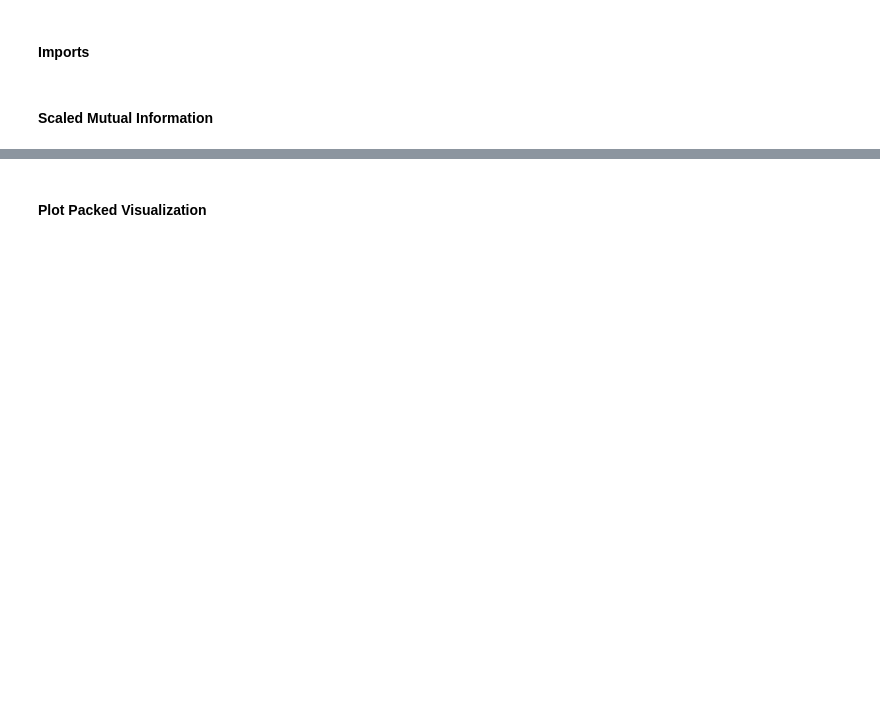
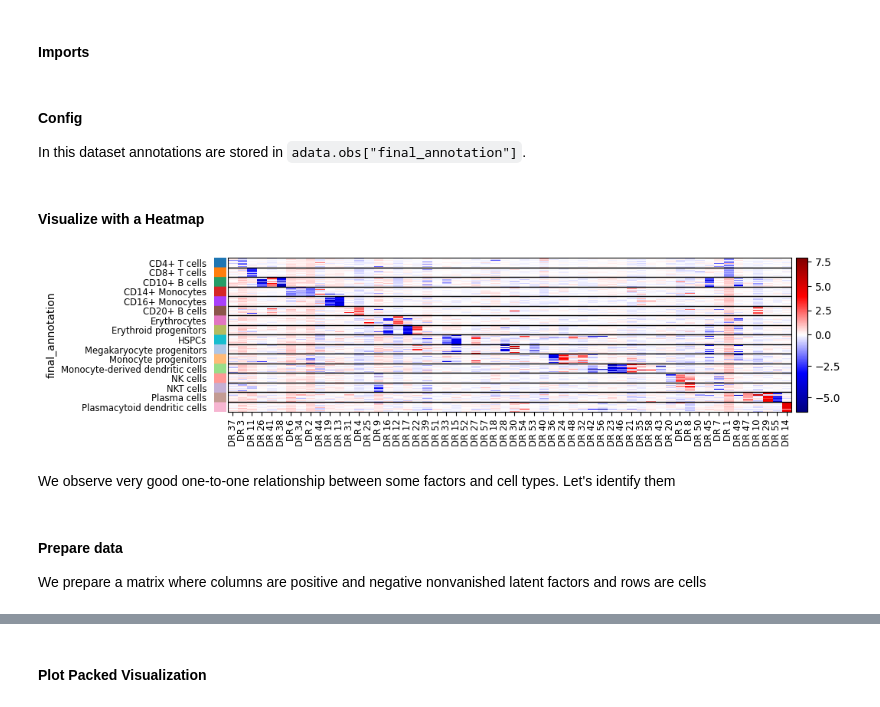
Before and after one commit to clarasoekler/DRVI_tutorials, a Jupyter notebook: identification_of_factors_tutorial_LLM.ipynb, the cells around one changed output, grey strips where cells are left out. Saved outputs shown, nothing was run; the diff lists cells and outputs as text; code cells hidden in the pictures; blank space fills up the shorter version.

Commit message:
Final version with LLM tools and all other tools (implemented Amirs remarks)

```diff
--- a/identification_of_factors_tutorial_LLM.ipynb
+++ b/identification_of_factors_tutorial_LLM.ipynb
@@ -290,0 +137,4 @@ except Exception as e:
+# %%
+# Set input/output directory. Update accordingly.
+io_dir = Path("/home/icb/clara.sanchez/data/drvi_immune_128").resolve()
+print(f"Using directory: {io_dir}")
@@ -320,35 +181,0 @@ We prepare these shared inputs once and reuse them across all tools.
-# %%
-# Align adata and embed to shared cells
-common_cells = adata.obs_names.intersection(embed.obs_names)
-print(f"Cells: adata={adata.n_obs}, embed={embed.n_obs}, shared={len(common_cells)}")
-adata = adata[common_cells].copy()
-embed = embed[common_cells].copy()
-
-# Remove vanished dimensions
-embed_nv = embed[:, ~embed.var["vanished"].astype(bool)].copy()
-factor_ids = embed_nv.var["title"].astype(str).tolist()
-print(f"Active (non-vanished) factors: {embed_nv.n_vars}")
-
-# Get gene-level interpretability scores via the DRVI model API.
-# Returns a DataFrame of shape (n_genes, 2*n_factors): one column per factor-direction.
-scores_df = model.get_interpretability_scores(embed, adata, key=score_key)
-print(f"Scores shape: {scores_df.shape}  (genes x factor-directions)")
-
-# Split into positive (+) and negative (-) direction DataFrames, filtered to non-vanished factors.
-# Strip the +/- suffix so column names match factor_ids for downstream tools.
-pos_cols = [f"{fid}+" for fid in factor_ids]
-neg_cols = [f"{fid}-" for fid in factor_ids]
-pos_df = scores_df[pos_cols].rename(columns=lambda c: c[:-1])
-neg_df = scores_df[neg_cols].rename(columns=lambda c: c[:-1])
-
-# Background gene universe: all genes measured in the experiment (before HVG filtering).
-raw_data_path = io_dir / "immune_all.h5ad"
-adata_full = sc.read_h5ad(raw_data_path, backed="r")
-
-
-all_genes = adata_full.var_names.astype(str).str.strip()
-if UPPERCASE_GENES:
-    all_genes = all_genes.str.upper()
-adata_full.file.close()
-all_genes = pd.Index(all_genes).drop_duplicates().tolist()
-print(f"Background genes: {len(all_genes)}")
@@ -428,2 +249,4 @@ from drvi.utils.metrics import DiscreteDisentanglementBenchmark
-# %% [markdown]
-#### Scaled Mutual Information
+# %% [markdown]
+#### Config
+
+In this dataset annotations are stored in `adata.obs["final_annotation"]`.
@@ -429,0 +259,12 @@ from drvi.utils.metrics import DiscreteDisentanglementBenchmark
+# %% [markdown]
+#### Visualize with a Heatmap
+# %%
+drvi.utils.pl.plot_latent_dims_in_heatmap(embed, annot_col, title_col="title", sort_by_categorical=True)
+# %% [output]
+[figure, added]
+# %% [markdown]
+We observe very good one-to-one relationship between some factors and cell types. Let's identify them
+# %% [markdown]
+#### Prepare data
+
+We prepare a matrix where columns are positive and negative nonvanished latent factors and rows are cells
```
Also changed, not shown: parts of 273 cells of this notebook, 1 other file.
